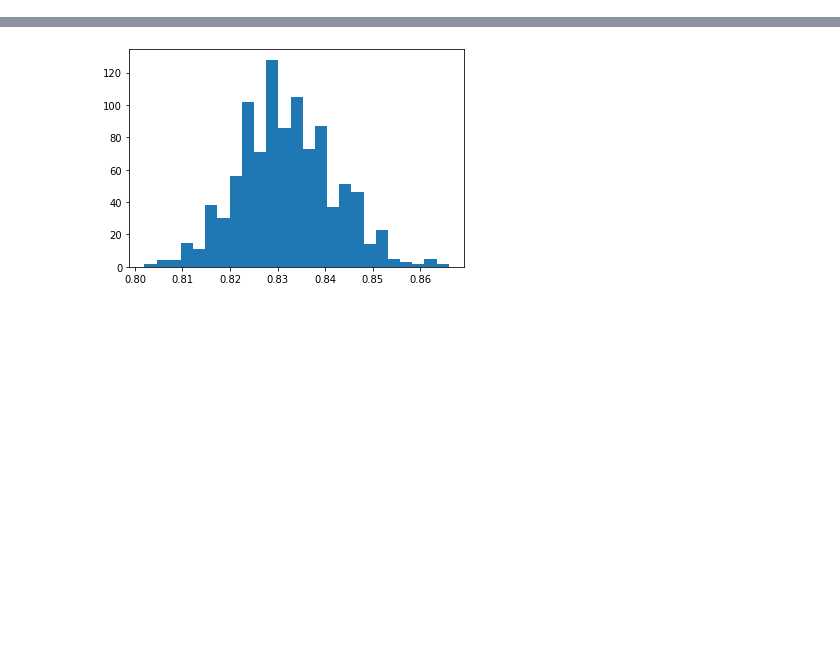
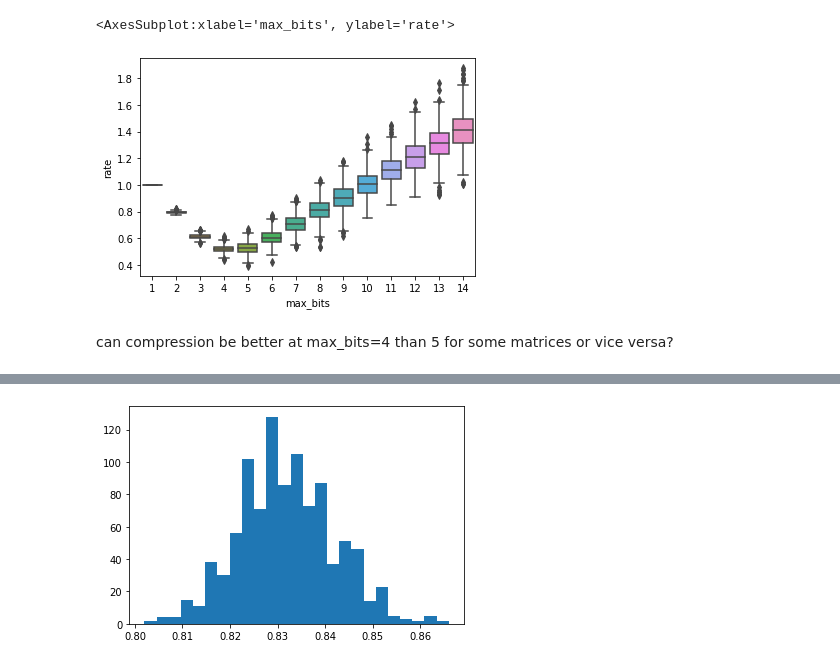
Before and after one commit to lzrvch/sparse-matrix-compression, a Jupyter notebook: check_compression_rates.ipynb, the cells around one changed output, grey strips where cells are left out. Saved outputs shown, nothing was run; the diff lists cells and outputs as text; code cells hidden in the pictures; blank space fills up the shorter version.

```diff
--- a/check_compression_rates.ipynb
+++ b/check_compression_rates.ipynb
@@ -43,0 +45,23 @@ plt.hist(compression_rates, bins='auto');
+# %%
+compression_rates = {'rate': [], 'max_bits': []}
+test_size = 1000
+test_rate = 0.9
+
+for bits_per_element in range(1, 15):
+    maximal_diff_int = 2 ** bits_per_element - 1
+    for idx in range(trials):
+        bits_needed = bits_for_storage(
+            gen_random_sparse_array(test_size, rate=test_rate),
+            maximal_diff_int,
+            bits_per_element,
+            inverse_coding=False,
+        )
+        compression_rates['max_bits'].append(bits_per_element)
+        compression_rates['rate'].append(bits_needed / test_size) # relative to bitmask
+# %%
+sns.boxplot(x='max_bits', y='rate', data=pd.DataFrame(compression_rates))
+# %% [output]
+<AxesSubplot:xlabel='max_bits', ylabel='rate'>
+[figure, added]
+# %% [markdown]
+can compression be better at max_bits=4 than 5 for some matrices or vice versa?
```
Also changed, not shown: parts of 15 cells of this notebook.
